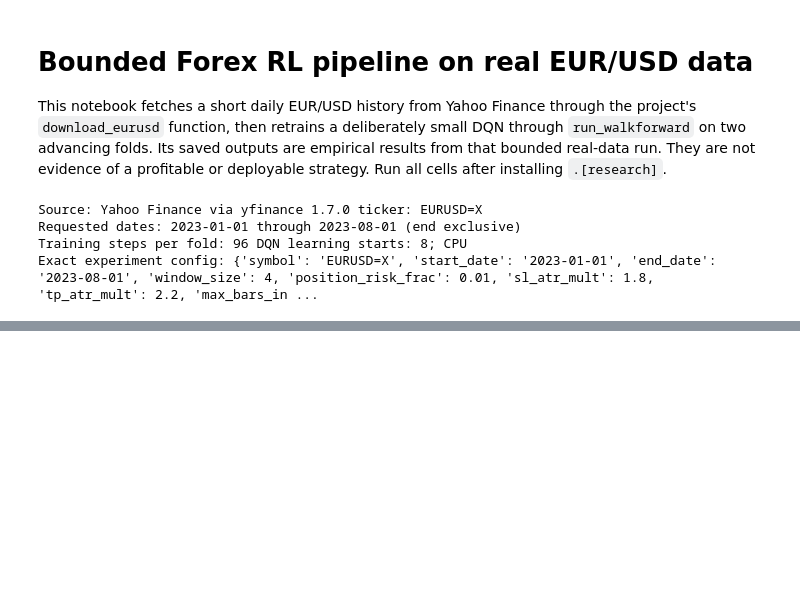
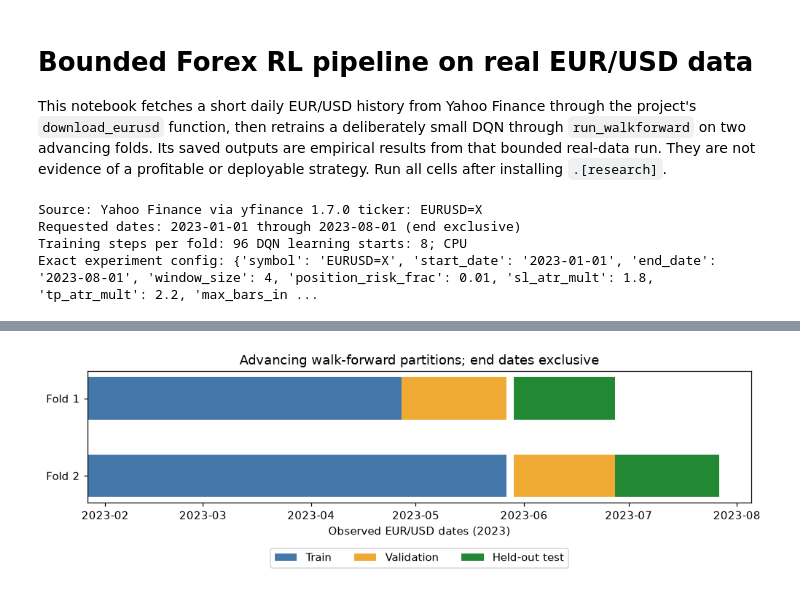
Before and after one commit to AmirJahani1380/Forex_RL_Simulator, a Jupyter notebook: Forex_RL_Agent_Final.ipynb, the cells around one changed output, grey strips where cells are left out. Saved outputs shown, nothing was run; the diff lists cells and outputs as text; code cells hidden in the pictures; blank space fills up the shorter version.

Commit message:
Document bounded FX research demo with figures (#4)
* Save bounded walk-forward diagnostic figures

* Document bounded FX research demo with figures

```diff
--- a/Forex_RL_Agent_Final.ipynb
+++ b/Forex_RL_Agent_Final.ipynb
@@ -48,4 +50,19 @@ for fold in folds:
     assert train.index.max() < validation.index.min() < test.index.min()
     print('Fold', fold['fold'], 'train/validation/test rows:', len(train), len(validation), len(test))
     print('Fold', fold['fold'], 'boundaries (end exclusive):', fold)
+
+# The colored spans use actual observed partition dates; fold boundaries remain end exclusive.
+fig, ax = plt.subplots(figsize=(9, 2.7), layout='constrained')
+colors = {'train': '#4477aa', 'val': '#eeaa33', 'test': '#228833'}
+for row, fold in enumerate(folds):
+    for part, label in [('train', 'Train'), ('val', 'Validation'), ('test', 'Held-out test')]:
+        dates = slice_fold(data, fold, part).index
+        ax.barh(row, (dates.max() - dates.min()).days + 1, left=dates.min(), height=0.55,
+                color=colors[part], label=label if row == 0 else None)
+ax.set_yticks(range(len(folds)), [f"Fold {fold['fold']}" for fold in folds])
+ax.invert_yaxis()
+ax.set_xlabel('Observed EUR/USD dates (2023)')
+ax.set_title('Advancing walk-forward partitions; end dates exclusive')
+ax.legend(ncol=3, loc='upper center', bbox_to_anchor=(0.5, -0.30))
+plt.show()
 # %% [output]
@@ -53,8 +70,9 @@ Retrieved at UTC: 2026-09-29T14:00:33.963523+00:00
 Source row count and observed dates: 151 2023-01-02 00:00:00 2023-07-31 00:00:00
 Prepared rows: 132
 Fold 1 train/validation/test rows: 64 22 21
 Fold 1 boundaries (end exclusive): {'fold': 1, 'train_start': Timestamp('2023-01-27 00:00:00'), 'train_end': Timestamp('2023-04-27 00:00:00'), 'val_start': Timestamp('2023-04-27 00:00:00'), 'val_end': ...
 Fold 2 train/validation/test rows: 86 21 22
 Fold 2 boundaries (end exclusive): {'fold': 2, 'train_start': Timestamp('2023-01-27 00:00:00'), 'train_end': Timestamp('2023-05-27 00:00:00'), 'val_start': Timestamp('2023-05-27 00:00:00'), 'val_end': ...
+[figure, added]
 # %%
 trained = []
```
Also changed, not shown: parts of 5 cells of this notebook, 6 other files.
